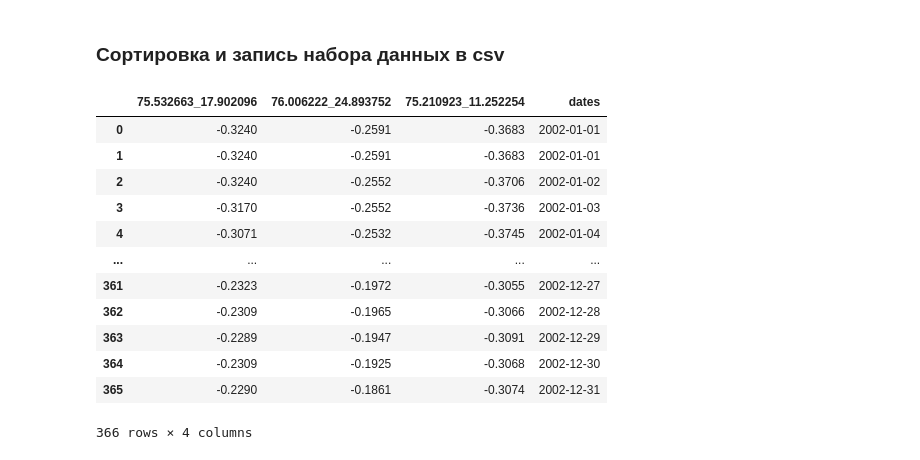
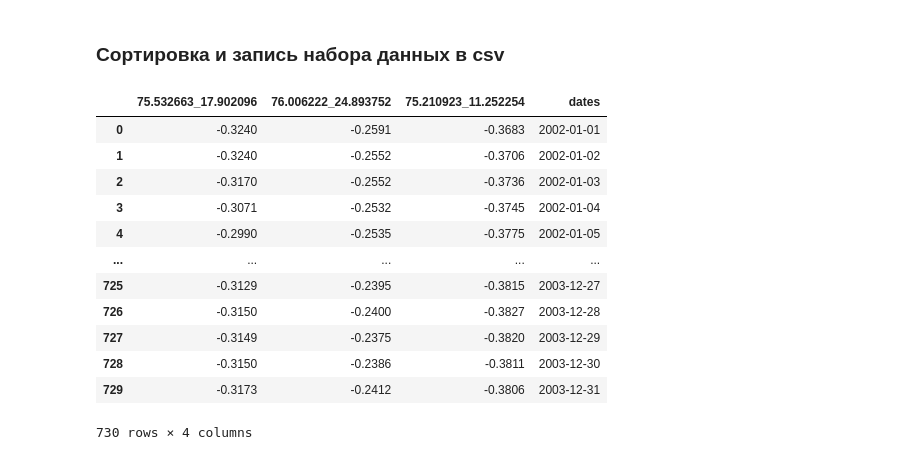
Before and after one commit to ChrisLisbon/ITMO_master_degree_classes, a Jupyter notebook: Research_work(NEMO)/timeline_forming_2002_reanalysis.ipynb, the cells around one changed output. Cells and saved outputs as stored; diff of their text form; code cells hidden in the pictures.

```diff
--- a/Research_work(NEMO)/timeline_forming_2002_reanalysis.ipynb
+++ b/Research_work(NEMO)/timeline_forming_2002_reanalysis.ipynb
@@ -114,23 +114,23 @@ dt_global_twosat_phy_l4_20021231_vDT2018.nc
 # %%
 pd_df = pd.DataFrame(names_dict, columns = list(names_dict.keys()))
 pd_df['dates'] =  pd.to_datetime(pd_df['dates'], format='%Y%m%d')
 pd_df=pd_df.sort_values(by=['dates'])
-pd_df.to_csv('./formed_timelines/2002_spitz_reanalysis.csv', sep=';', index=False)
+pd_df.to_csv('./timelines_data/formed_timelines_2002_2003/2002-2003_spitz_reanalysis.csv', sep=';', index=False)
 pd_df
 # %% [output]
 |  | 75.532663_17.902096 | 76.006222_24.893752 | 75.210923_11.252254 | dates |
 | 0 | -0.3240 | -0.2591 | -0.3683 | 2002-01-01 |
-| 1 | -0.3240 | -0.2591 | -0.3683 | 2002-01-01 |
-| 2 | -0.3240 | -0.2552 | -0.3706 | 2002-01-02 |
-| 3 | -0.3170 | -0.2552 | -0.3736 | 2002-01-03 |
-| 4 | -0.3071 | -0.2532 | -0.3745 | 2002-01-04 |
+| 1 | -0.3240 | -0.2552 | -0.3706 | 2002-01-02 |
+| 2 | -0.3170 | -0.2552 | -0.3736 | 2002-01-03 |
+| 3 | -0.3071 | -0.2532 | -0.3745 | 2002-01-04 |
+| 4 | -0.2990 | -0.2535 | -0.3775 | 2002-01-05 |
 | ... | ... | ... | ... | ... |
-| 361 | -0.2323 | -0.1972 | -0.3055 | 2002-12-27 |
-| 362 | -0.2309 | -0.1965 | -0.3066 | 2002-12-28 |
-| 363 | -0.2289 | -0.1947 | -0.3091 | 2002-12-29 |
-| 364 | -0.2309 | -0.1925 | -0.3068 | 2002-12-30 |
-| 365 | -0.2290 | -0.1861 | -0.3074 | 2002-12-31 |
+| 725 | -0.3129 | -0.2395 | -0.3815 | 2003-12-27 |
+| 726 | -0.3150 | -0.2400 | -0.3827 | 2003-12-28 |
+| 727 | -0.3149 | -0.2375 | -0.3820 | 2003-12-29 |
+| 728 | -0.3150 | -0.2386 | -0.3811 | 2003-12-30 |
+| 729 | -0.3173 | -0.2412 | -0.3806 | 2003-12-31 |
-366 rows × 4 columns
+730 rows × 4 columns
 # %%
 import matplotlib.pyplot as plt
 from pylab import rcParams
```
Also changed, not shown: parts of 2 cells of this notebook, 16 other files.
